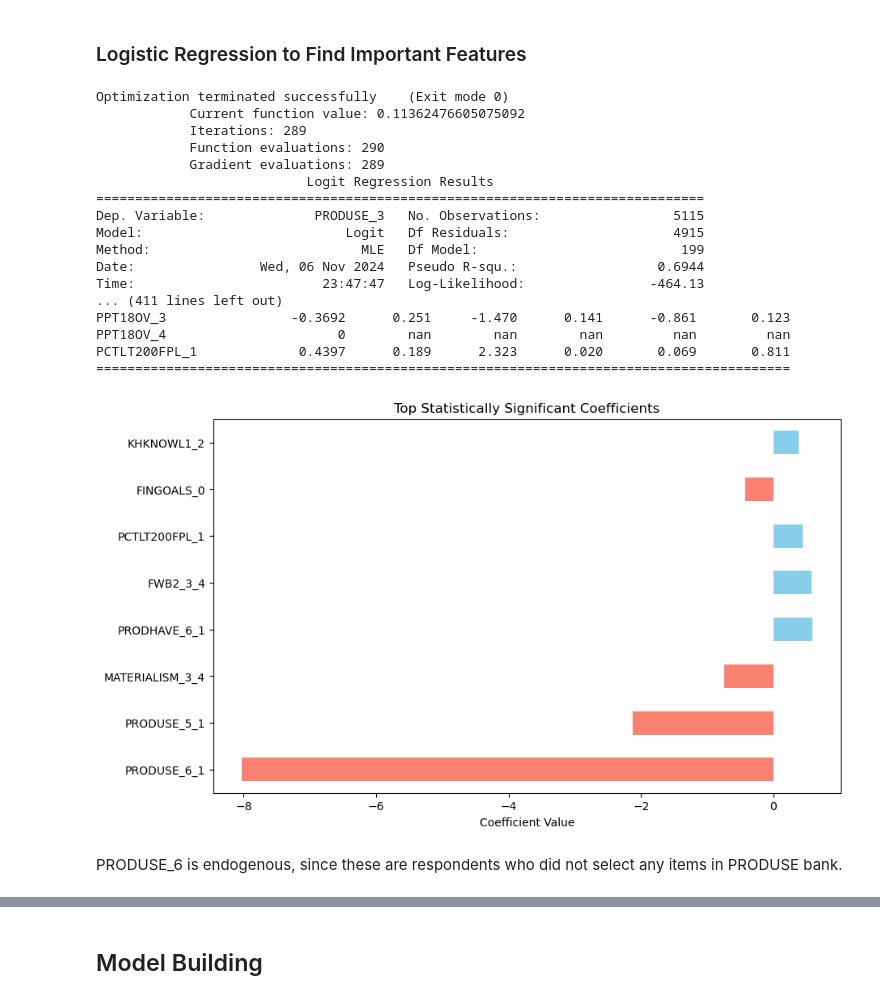
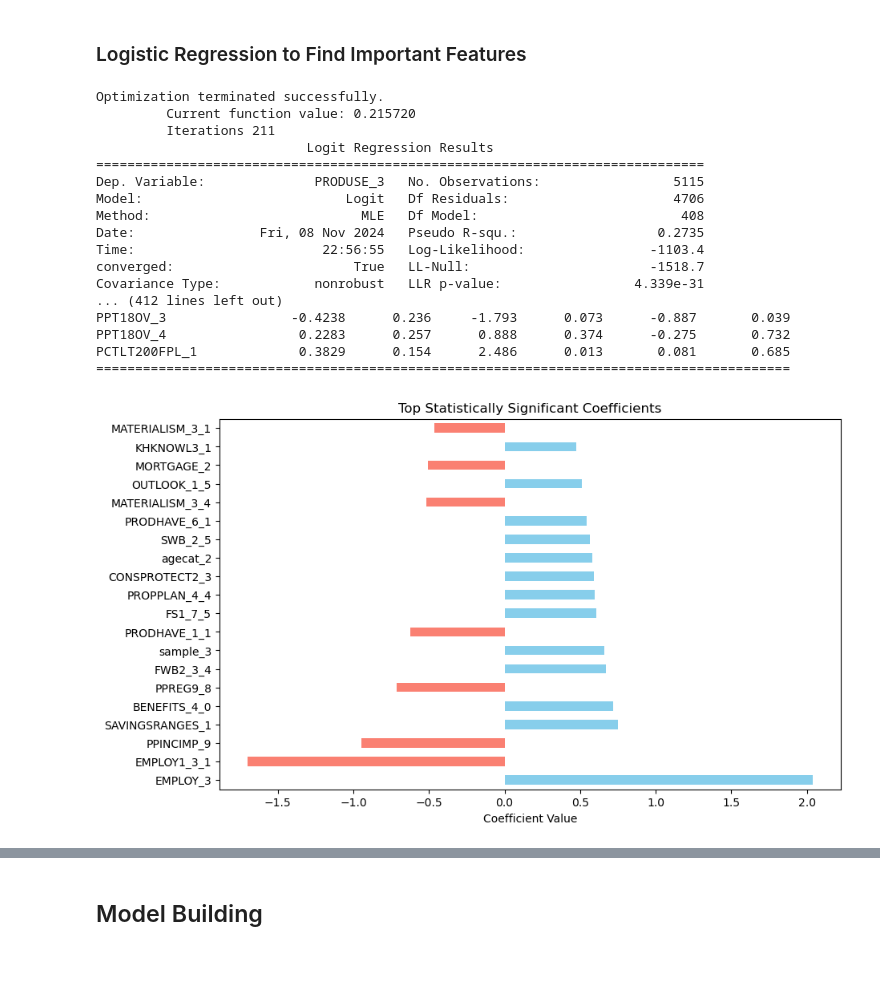
Before and after one commit to itsGarrin/prepaid-card-marketing, a Jupyter notebook: notebook/prepaid-card-marketing.ipynb, the cells around one changed output, grey strips where cells are left out. Cells and saved outputs as stored; diff of their text form; code cells hidden in the pictures; blank space fills up the shorter version.

```diff
--- a/notebook/prepaid-card-marketing.ipynb
+++ b/notebook/prepaid-card-marketing.ipynb
@@ -118,3 +118,7 @@ df.describe()
 # Split the data into features and target
 X = df.drop(columns=['PUF_ID', 'PRODUSE_3'])
 y = df['PRODUSE_3']
+# %%
+# drop some variables
+X = X.drop(columns=['finalwt', 'PRODUSE_6'])
+X
@@ -128,12 +146,9 @@ y.value_counts().plot(kind='bar')
 ### Dummify the categorical variables
 # %%
 # dummify any integer columns
-integer_variables = X.select_dtypes(include=['int64']).columns
-df_categorical = X[integer_variables].astype('object')
-df_numeric = X.drop(columns=integer_variables)
+df_categorical = X.astype('object')
 
 # dummify the categorical variables
-df_dummies = pd.get_dummies(df_categorical, drop_first=True)
-X = pd.concat([df_numeric, df_dummies], axis=1)
+X = pd.get_dummies(df_categorical, drop_first=True)
 X
 # %% [output]
@@ -172,7 +187,7 @@ X
 ### Remove Highly Correlated Features
 # %%
 # remove columns with high multicollinearity
-X_vif = utils.calculate_vif(X, correlation_threshold=0.9, variance_threshold=0.05)
+X_vif = utils.calculate_vif(X, correlation_threshold=0.95, variance_threshold=0.05)
 X_vif
 # %% [output]
 Removed highly correlated variables: ['DISCOUNT_2', 'BENEFITS_1_1', 'KHKNOWL5_2', 'KHKNOWL4_2', 'KH6correct_1', 'KH3correct_1', 'EMPLOY1_8_1', 'SOCSEC2_-2', 'FK3correct_1', 'FINSOC2_1_1', 'FINSOC2_3_1 ...
@@ -243,62 +228,57 @@ X_train_scaled
 # %% [markdown]
 ### Logistic Regression to Find Important Features
 # %%
-# Reset the index of y_train to match X_train_scaled_const
-y_train_scaled = y_train.reset_index(drop=True)
+X_train_const = sm.add_constant(X_train)
 
-X_train_scaled_const = sm.add_constant(X_train_scaled)
-
-logit_model = sm.Logit(y_train_scaled, X_train_scaled_const).fit_regularized(method='l1', alpha=3)
-print(logit_model.summary())
+logit_model_reg = sm.Logit(y_train, X_train_const).fit(maxiter=1000)
+print(logit_model_reg.summary())
 # %% [output]
-Optimization terminated successfully    (Exit mode 0)
-            Current function value: 0.11362476605075092
-            Iterations: 289
-            Function evaluations: 290
-            Gradient evaluations: 289
+Optimization terminated successfully.
+         Current function value: 0.215720
+         Iterations 211
                            Logit Regression Results
 ==============================================================================
 Dep. Variable:              PRODUSE_3   No. Observations:                 5115
-Model:                          Logit   Df Residuals:                     4915
-Method:                           MLE   Df Model:                          199
-Date:                Wed, 06 Nov 2024   Pseudo R-squ.:                  0.6944
-Time:                        23:47:47   Log-Likelihood:                -464.13
-... (411 lines left out)
-PPT18OV_3                -0.3692      0.251     -1.470      0.141      -0.861       0.123
-PPT18OV_4                      0        nan        nan        nan         nan         nan
-PCTLT200FPL_1             0.4397      0.189      2.323      0.020       0.069       0.811
+Model:                          Logit   Df Residuals:                     4706
+Method:                           MLE   Df Model:                          408
+Date:                Fri, 08 Nov 2024   Pseudo R-squ.:                  0.2735
+Time:                        22:56:55   Log-Likelihood:                -1103.4
+converged:                       True   LL-Null:                       -1518.7
+Covariance Type:            nonrobust   LLR p-value:                 4.339e-31
+... (412 lines left out)
+PPT18OV_3                -0.4238      0.236     -1.793      0.073      -0.887       0.039
+PPT18OV_4                 0.2283      0.257      0.888      0.374      -0.275       0.732
+PCTLT200FPL_1             0.3829      0.154      2.486      0.013       0.081       0.685
 =========================================================================================
 # %%
 # Get the coefficients and p-values
-coefficients = logit_model.params
-p_values = logit_model.pvalues
+coefficients = logit_model_reg.params
+p_values = logit_model_reg.pvalues
 
 # Create a DataFrame to hold coefficients and p-values for easier processing
 coef_df = pd.DataFrame({
     'Coefficient': coefficients,
     'P-Value': p_values
 })
 
 # Filter out statistically significant coefficients (e.g., p-value < 0.05)
 significant_coefs = coef_df[coef_df['P-Value'] < 0.05]
 
 # Sort coefficients by absolute value (to find the top 20 largest), keeping the sign
 top_coefs = significant_coefs['Coefficient'].abs().sort_values(ascending=False).head(20).index
 
 # Filter the original coefficients DataFrame to get the top 20 largest coefficients (with signs)
 top_coefs_with_signs = significant_coefs.loc[top_coefs]
 
 # Plot the top 20 largest coefficients with their signs
 plt.figure(figsize=(10, 6))
 top_coefs_with_signs['Coefficient'].plot(kind='barh', color=['skyblue' if coeff >= 0 else 'salmon' for coeff in
                                                              top_coefs_with_signs['Coefficient']])
 plt.xlabel('Coefficient Value')
 plt.title('Top Statistically Significant Coefficients')
 plt.show()
 # %% [output]
-[figure, old version]
+[figure, new version]
-# %% [markdown]
-PRODUSE_6 is endogenous, since these are respondents who did not select any items in PRODUSE bank.
 # %%
 # take the top coefficients and create a new dataframe
 top_features = top_coefs_with_signs.index
```
Also changed, not shown: parts of 23 cells of this notebook.
